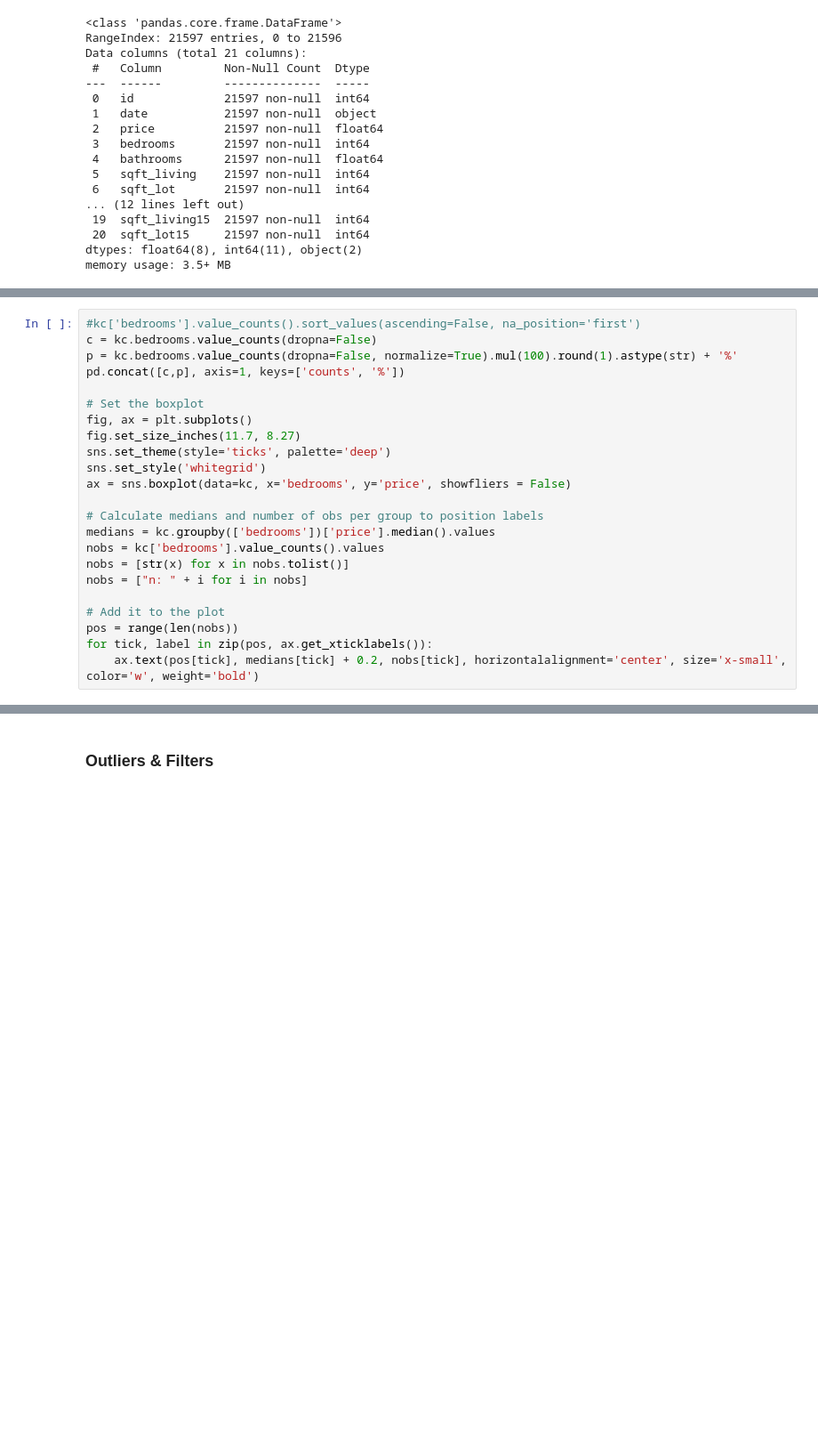
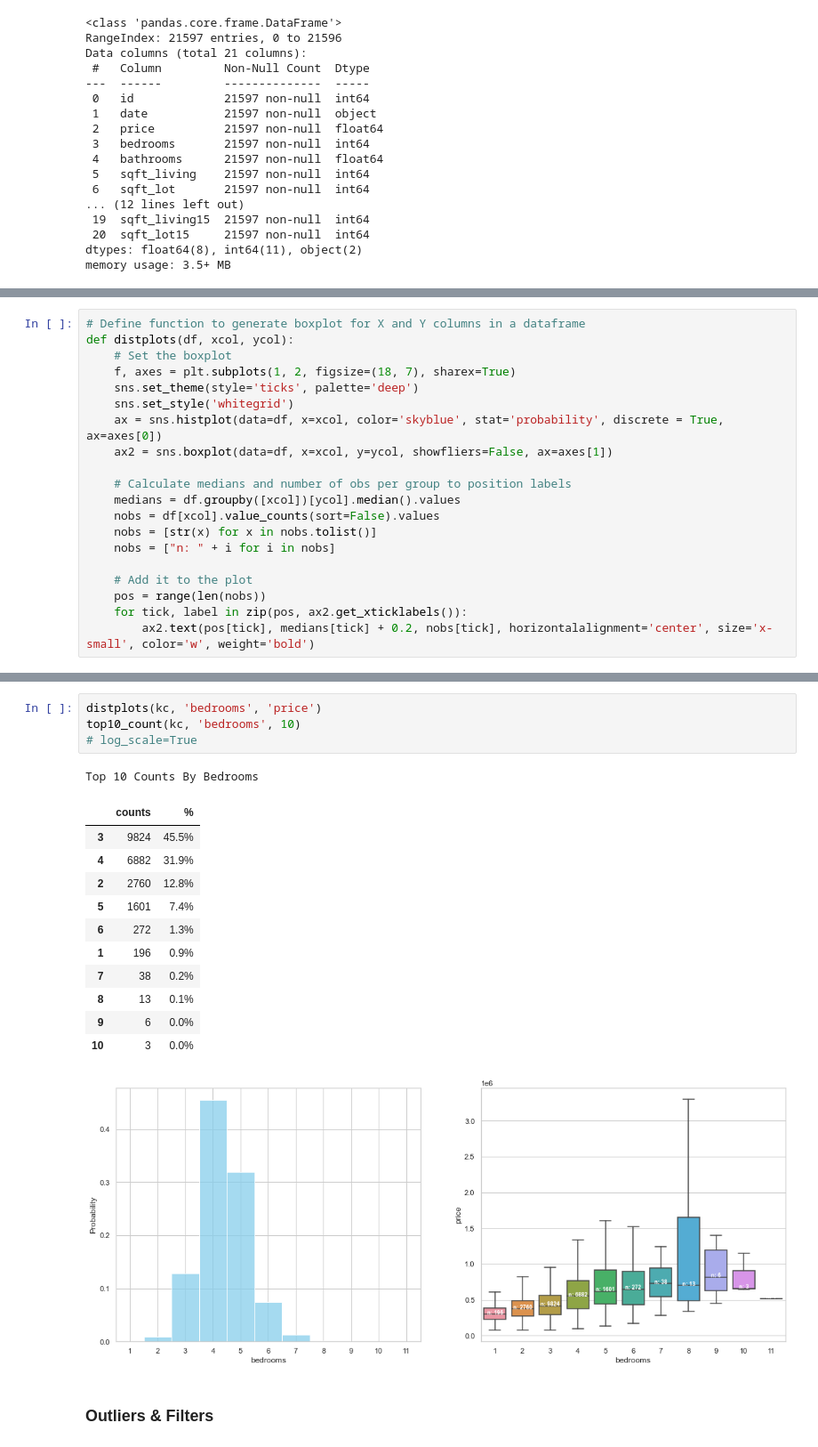
Before and after one commit to cutterback/p02-home-sales-predictive-project, a Jupyter notebook: Home-Sales-Predictive-Model.ipynb, the cells around one changed output, grey strips where cells are left out. Shown at 89% size. Saved outputs shown, nothing was run; the diff lists cells and outputs as text; blank space fills up the shorter version.

Commit message:
Adding column histogram function

```diff
--- a/Home-Sales-Predictive-Model.ipynb
+++ b/Home-Sales-Predictive-Model.ipynb
@@ -137,23 +151,20 @@ kc.describe()
 # %%
-#kc['bedrooms'].value_counts().sort_values(ascending=False, na_position='first')
-c = kc.bedrooms.value_counts(dropna=False)
-p = kc.bedrooms.value_counts(dropna=False, normalize=True).mul(100).round(1).astype(str) + '%'
-pd.concat([c,p], axis=1, keys=['counts', '%'])
+# Define function to generate boxplot for X and Y columns in a dataframe
+def distplots(df, xcol, ycol):
+    # Set the boxplot
+    f, axes = plt.subplots(1, 2, figsize=(18, 7), sharex=True)
+    sns.set_theme(style='ticks', palette='deep')
+    sns.set_style('whitegrid')
+    ax = sns.histplot(data=df, x=xcol, color='skyblue', stat='probability', discrete = True,  ax=axes[0])
+    ax2 = sns.boxplot(data=df, x=xcol, y=ycol, showfliers=False, ax=axes[1])
 
-# Set the boxplot
-fig, ax = plt.subplots()
-fig.set_size_inches(11.7, 8.27)
-sns.set_theme(style='ticks', palette='deep')
-sns.set_style('whitegrid')
-ax = sns.boxplot(data=kc, x='bedrooms', y='price', showfliers = False)
+    # Calculate medians and number of obs per group to position labels
+    medians = df.groupby([xcol])[ycol].median().values
+    nobs = df[xcol].value_counts(sort=False).values
+    nobs = [str(x) for x in nobs.tolist()]
+    nobs = ["n: " + i for i in nobs]
 
-# Calculate medians and number of obs per group to position labels
-medians = kc.groupby(['bedrooms'])['price'].median().values
-nobs = kc['bedrooms'].value_counts().values
-nobs = [str(x) for x in nobs.tolist()]
-nobs = ["n: " + i for i in nobs]
-
-# Add it to the plot
-pos = range(len(nobs))
-for tick, label in zip(pos, ax.get_xticklabels()):
-    ax.text(pos[tick], medians[tick] + 0.2, nobs[tick], horizontalalignment='center', size='x-small', color='w', weight='bold')
+    # Add it to the plot
+    pos = range(len(nobs))
+    for tick, label in zip(pos, ax2.get_xticklabels()):
+        ax2.text(pos[tick], medians[tick] + 0.2, nobs[tick], horizontalalignment='center', size='x-small', color='w', weight='bold')
@@ -162,3 +173,21 @@ for tick, label in zip(pos, ax.get_xticklabels()):
+# %%
+distplots(kc, 'bedrooms', 'price')
+top10_count(kc, 'bedrooms', 10)
+# log_scale=True
+# %% [output]
+Top 10 Counts By Bedrooms
+|  | counts | % |
+| 3 | 9824 | 45.5% |
+| 4 | 6882 | 31.9% |
+| 2 | 2760 | 12.8% |
+| 5 | 1601 | 7.4% |
+| 6 | 272 | 1.3% |
+| 1 | 196 | 0.9% |
+| 7 | 38 | 0.2% |
+| 8 | 13 | 0.1% |
+| 9 | 6 | 0.0% |
+| 10 | 3 | 0.0% |
+[figure, added]
 # %% [markdown]
 ### Outliers & Filters
 # %%
```
Also changed, not shown: parts of 5 cells of this notebook.
